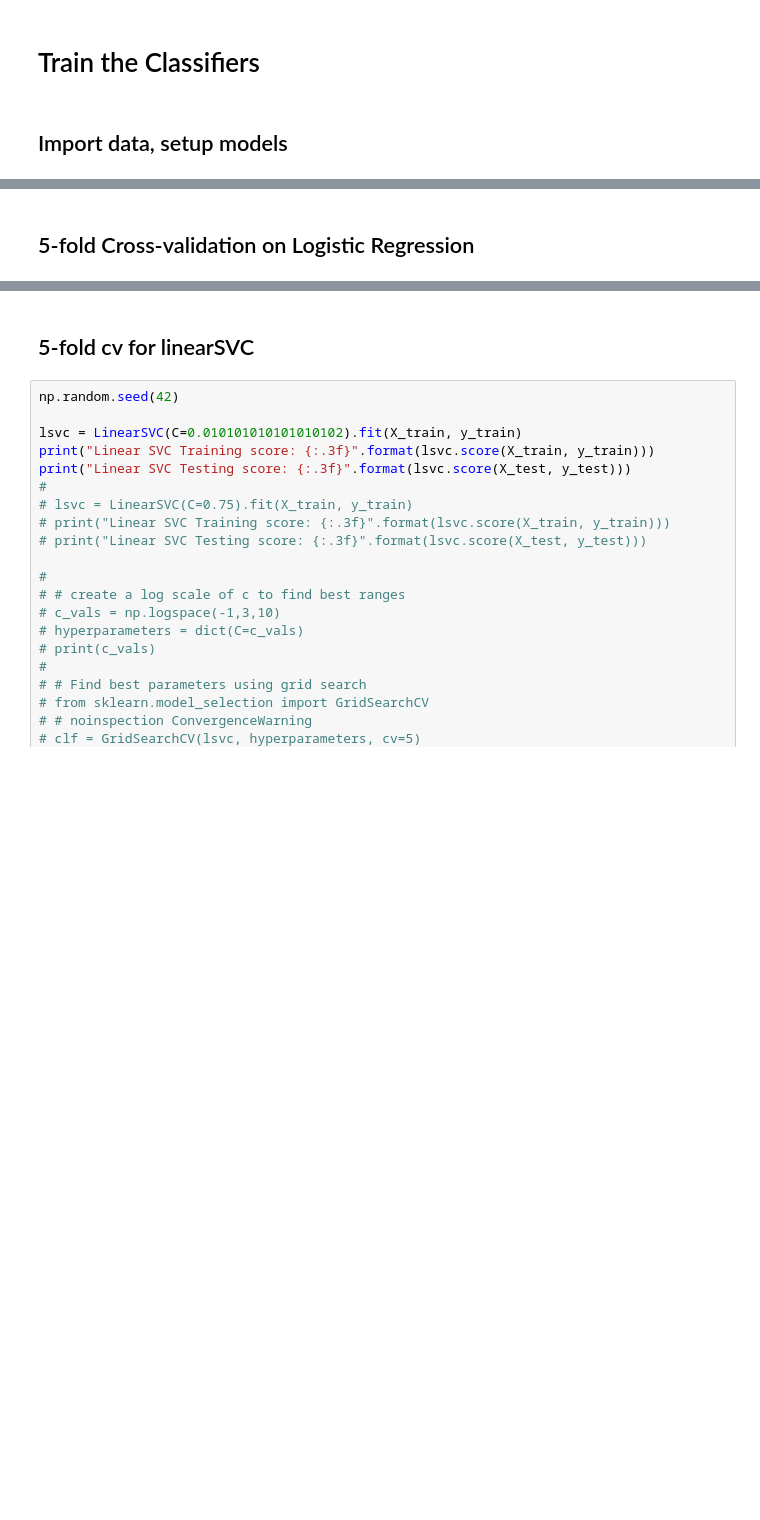
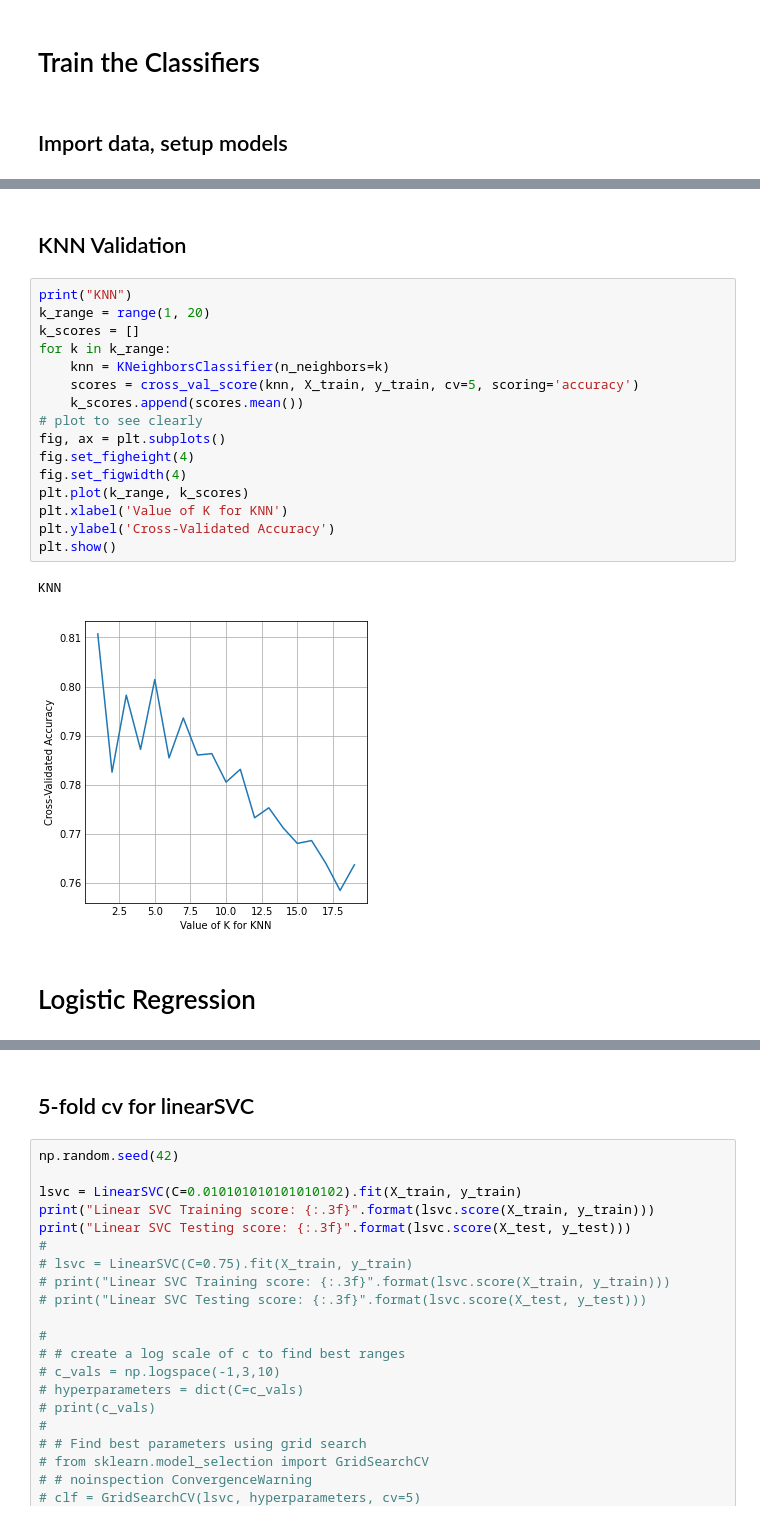
Before and after one commit to jasonmrimer/cse590-machine-learning, a Jupyter notebook: Homework_2.ipynb, the cells around one changed output, grey strips where cells are left out. Saved outputs shown, nothing was run; the diff lists cells and outputs as text; blank space fills up the shorter version.

```diff
--- a/Homework_2.ipynb
+++ b/Homework_2.ipynb
@@ -123,2 +143,23 @@ Test set accuracy: 0.77
+# %% [markdown]
+## KNN Validation
+# %%
+print("KNN")
+k_range = range(1, 20)
+k_scores = []
+for k in k_range:
+    knn = KNeighborsClassifier(n_neighbors=k)
+    scores = cross_val_score(knn, X_train, y_train, cv=5, scoring='accuracy')
+    k_scores.append(scores.mean())
+# plot to see clearly
+fig, ax = plt.subplots()
+fig.set_figheight(4)
+fig.set_figwidth(4)
+plt.plot(k_range, k_scores)
+plt.xlabel('Value of K for KNN')
+plt.ylabel('Cross-Validated Accuracy')
+plt.show()
+# %% [output]
+KNN
+[figure, added]
 # %% [markdown]
-## 5-fold Cross-validation on Logistic Regression
+# Logistic Regression
```
Also changed, not shown: parts of 19 cells of this notebook.
